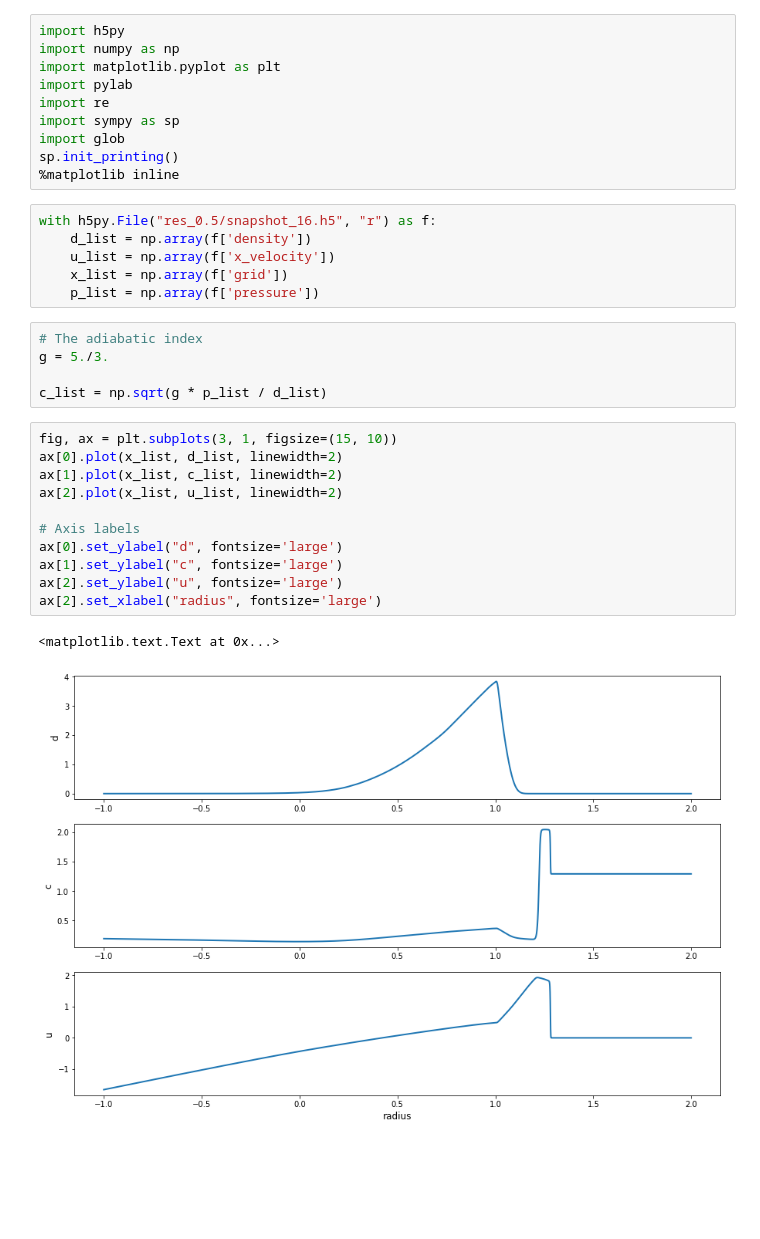
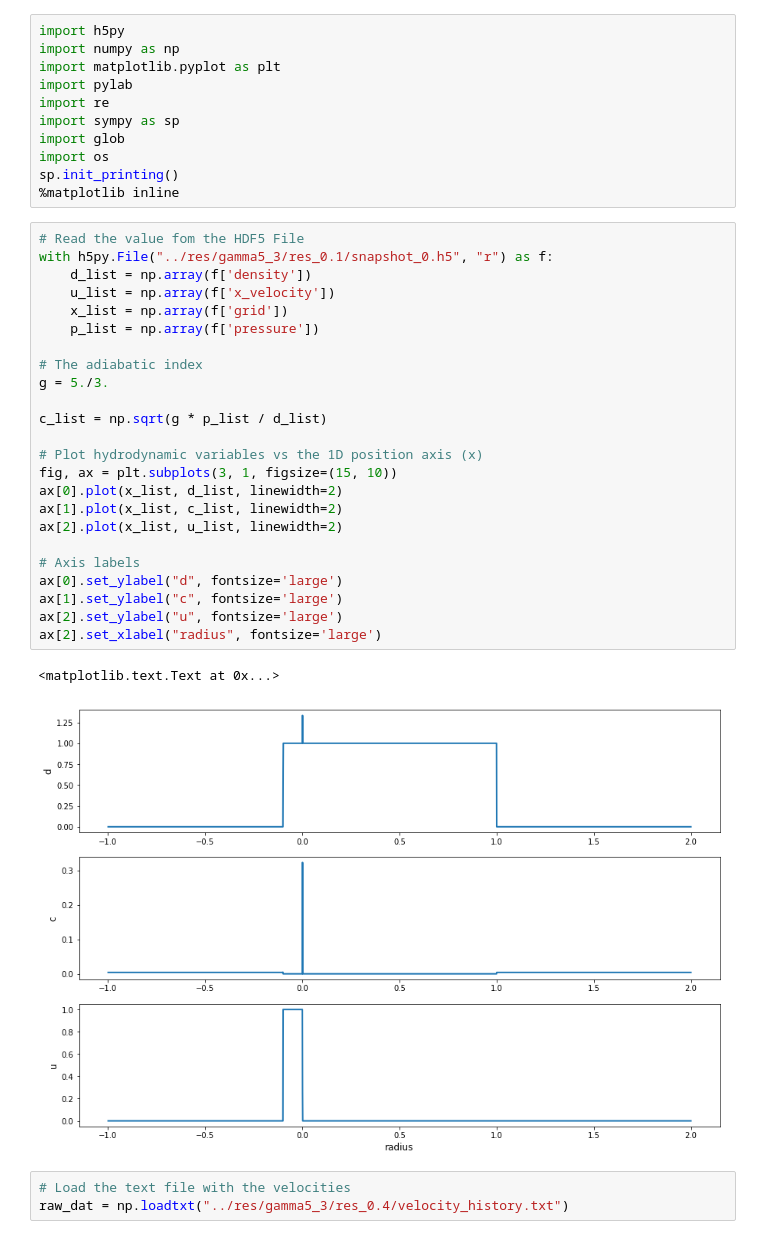
Before and after one commit to fhorrobin/cratering-1D, a Jupyter notebook: visualizations/visualize_vars_general_1d.ipynb, the cells around one changed output. Cells and saved outputs as stored; diff of their text form; blank space fills up the shorter version.

Commit message:
Runime configs work. Some basic visualizations.

```diff
--- a/visualizations/visualize_vars_general_1d.ipynb
+++ b/visualizations/visualize_vars_general_1d.ipynb
@@ -6,30 +6,36 @@ import pylab
 import re
 import sympy as sp
 import glob
+import os
 sp.init_printing()
 %matplotlib inline
-# %%
-with h5py.File("res_0.5/snapshot_16.h5", "r") as f:
-    d_list = np.array(f['density'])
-    u_list = np.array(f['x_velocity'])
-    x_list = np.array(f['grid'])
-    p_list = np.array(f['pressure'])
-# %%
-# The adiabatic index
-g = 5./3.
-
-c_list = np.sqrt(g * p_list / d_list)
 # %%
+# Read the value fom the HDF5 File
+with h5py.File("../res/gamma5_3/res_0.1/snapshot_0.h5", "r") as f:
+    d_list = np.array(f['density'])
+    u_list = np.array(f['x_velocity'])
+    x_list = np.array(f['grid'])
+    p_list = np.array(f['pressure'])
+
+# The adiabatic index
+g = 5./3.
+
+c_list = np.sqrt(g * p_list / d_list)
+
+# Plot hydrodynamic variables vs the 1D position axis (x)
 fig, ax = plt.subplots(3, 1, figsize=(15, 10))
 ax[0].plot(x_list, d_list, linewidth=2)
 ax[1].plot(x_list, c_list, linewidth=2)
 ax[2].plot(x_list, u_list, linewidth=2)
 
 # Axis labels
 ax[0].set_ylabel("d", fontsize='large')
 ax[1].set_ylabel("c", fontsize='large')
 ax[2].set_ylabel("u", fontsize='large')
 ax[2].set_xlabel("radius", fontsize='large')
 # %% [output]
 <matplotlib.text.Text at 0x...>
-[figure, old version]
+[figure, new version]
+# %%
+# Load the text file with the velocities
+raw_dat = np.loadtxt("../res/gamma5_3/res_0.4/velocity_history.txt")
```
Also changed, not shown: parts of 5 cells of this notebook, 6 other files.
